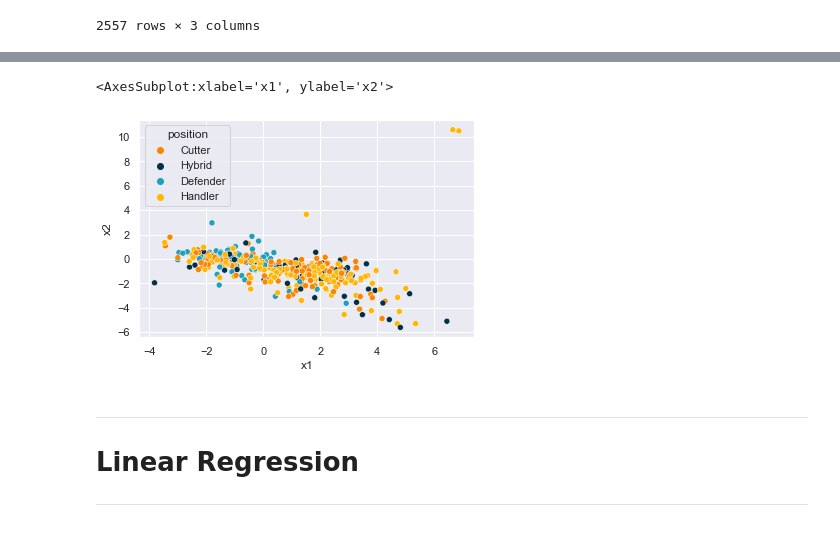
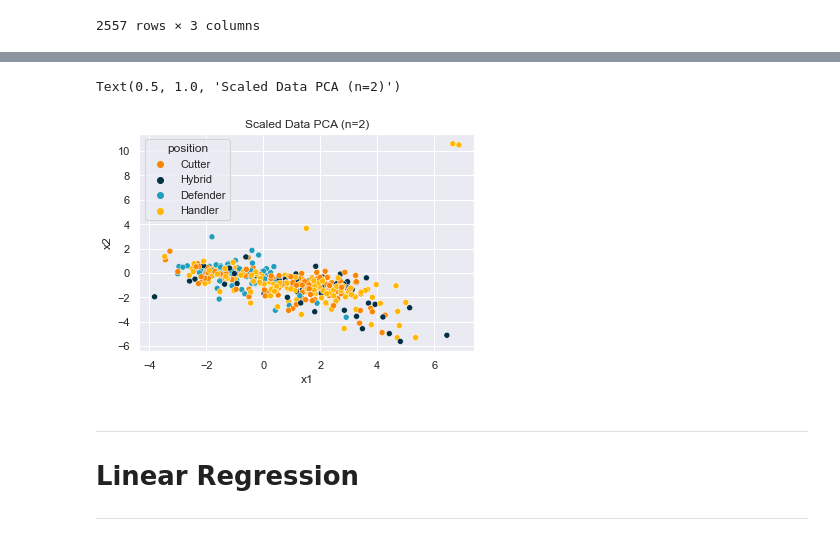
Before and after one commit to g-lorenzo/audl_ds, a Jupyter notebook: P2 - Player Categorization.ipynb, the cells around one changed output, grey strips where cells are left out. Cells and saved outputs as stored; diff of their text form; code cells hidden in the pictures.

Commit message:
finished PCA for raw and scaled

```diff
--- a/P2 - Player Categorization.ipynb
+++ b/P2 - Player Categorization.ipynb
@@ -276,7 +293,12 @@ scaled_df[['games','points_played', 'off_possessions', 'scores', 'assists','tota
 | 409 | -0.478179 | 0.0 | 0.985264 | 0.473619 | 0.223210 | -0.394082 |
 | 1835 | -0.013429 | 0.0 | 1.065359 | -0.306283 | 0.100700 | -0.394082 |
 | 689 | -0.177919 | 0.0 | -0.040667 | -0.796935 | -0.946299 | -0.394082 |
-# %%
-pca = PCA(n_components=2)
-pca.fit(scaled_df)
-x_pca = pca.transform(scaled_df)
+# %%
+scaled_pca = PCA(n_components=2)
+scaled_pca.fit(scaled_df)
+scaled_x_pca = scaled_pca.transform(scaled_df)
+
+raw_df = df.drop(labels='position', axis=1).copy(deep=True)
+raw_pca = PCA(n_components=2)
+raw_pca.fit(raw_df)
+raw_x_pca = raw_pca.transform(raw_df)
@@ -283,7 +329,7 @@ x_pca = pca.transform(scaled_df)
 # %%
-x_pca_labeled = pd.DataFrame(x_pca, columns=['x1','x2'])
-x_pca_labeled = x_pca_labeled.merge(right=df['position'], how='left', left_index=True, right_index=True)
-x_pca_labeled
+scaled_x_pca_labeled = pd.DataFrame(scaled_x_pca, columns=['x1','x2'])
+scaled_x_pca_labeled = scaled_x_pca_labeled.merge(right=df['position'], how='left', left_index=True, right_index=True)
+scaled_x_pca_labeled
 # %% [output]
 |  | x1 | x2 | position |
 | 0 | 3.239731 | -0.209619 | Cutter |
@@ -301,8 +353,9 @@ x_pca_labeled
 # %%
-sns.scatterplot(data=x_pca_labeled[x_pca_labeled['position'] != 'unknown'], x='x1', y='x2', hue='position', palette=c_palette)
+sns.scatterplot(data=scaled_x_pca_labeled[scaled_x_pca_labeled['position'] != 'unknown'], x='x1', y='x2', hue='position', palette=c_palette)
+plt.title('Scaled Data PCA (n=2)')
 # %% [output]
-<AxesSubplot:xlabel='x1', ylabel='x2'>
+Text(0.5, 1.0, 'Scaled Data PCA (n=2)')
-[figure, old version]
+[figure, new version]
 # %% [markdown]
 ---------------------------
 # <a class="anchor" id="linkLR">Linear Regression</a>
```
Also changed, not shown: parts of 6 cells of this notebook.
